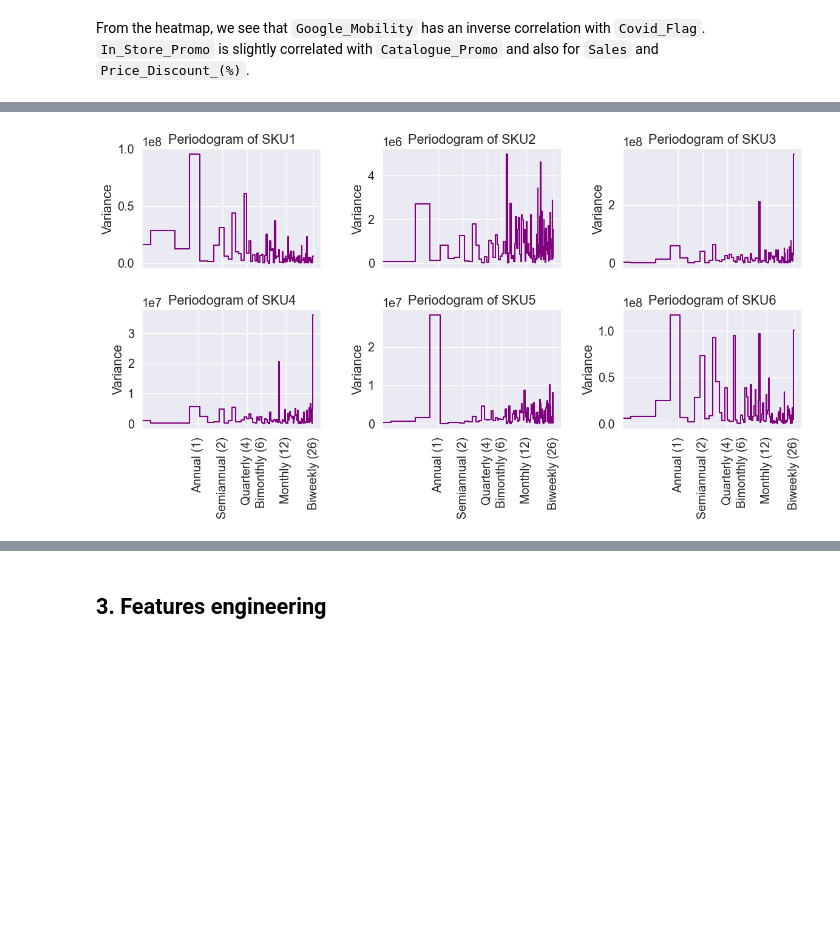
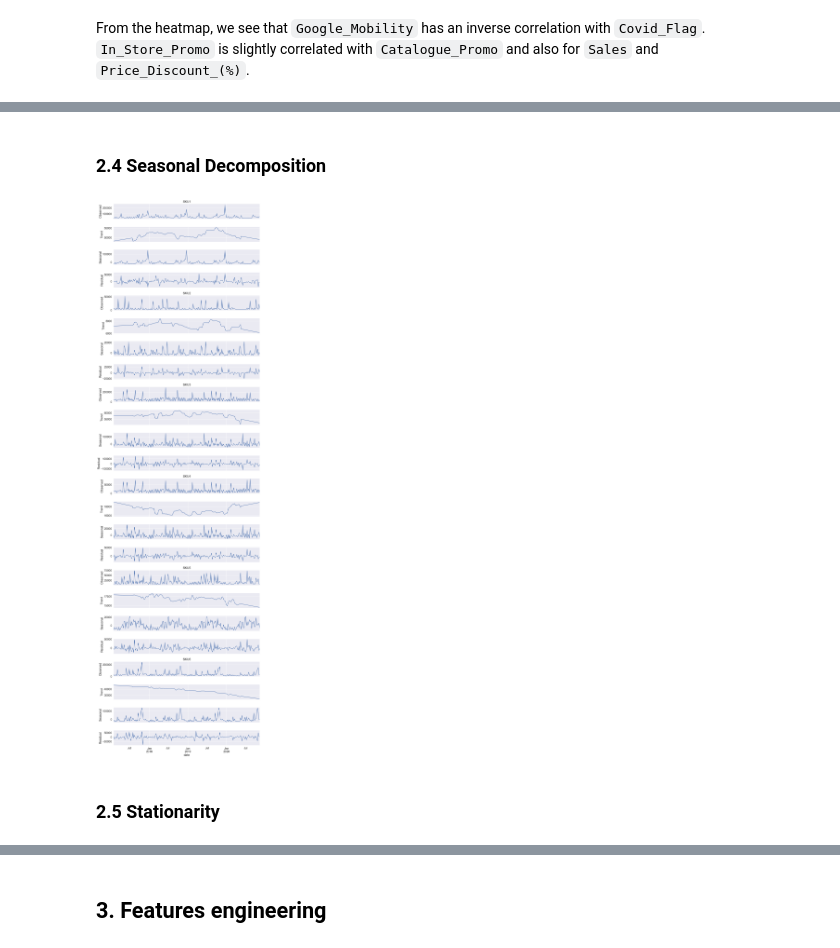
Before and after one commit to keithonpy/bev_retail_forecasting, a Jupyter notebook: retail_forecasting.ipynb, the cells around one changed output, grey strips where cells are left out. Cells and saved outputs as stored; diff of their text form; code cells hidden in the pictures; blank space fills up the shorter version.

```diff
--- a/retail_forecasting.ipynb
+++ b/retail_forecasting.ipynb
@@ -228,8 +214,0 @@ skus = {'sku1' : df_group.get_group("SKU1").set_index('date'),
-# %%
-# graphs to show seasonal_decompose
-def seasonal_decompose (y, title):
-    y = y.rename(title + " Sales")
-    decomposition = sm.tsa.seasonal_decompose(y, model='additive',extrapolate_trend='freq')
-    fig = decomposition.plot()
-    fig.set_size_inches(14,7)
-    plt.show()
@@ -360,9 +215,2 @@ def plot_periodogram(ts, detrend='linear', ax=None):
-# %%
-fig, ax = plt.subplots(2, 3, figsize = (12, 7), sharex = True)
-for i, (key, sku) in enumerate(skus.items()):
-    plot_periodogram(sku.Sales, ax = ax[i//3][i%3])
-    ax[i//3][i%3].set_title(f"Periodogram of {key.upper()}")
-
-fig.tight_layout()
-# %% [output]
-[figure, removed]
+# %% [markdown]
+### 2.4 Seasonal Decomposition
@@ -368,0 +228,25 @@ fig.tight_layout()
+# %%
+def seasonal_decompose(y, axes, i, key):
+    res = sm.tsa.seasonal_decompose(y, model='additive',extrapolate_trend='freq')
+    res.observed.plot(ax=axes[0+i*4], legend=False, title = key.upper())
+    axes[0+i*4].set_ylabel('Observed')
+    res.trend.plot(ax=axes[1+i*4], legend=False)
+    axes[1+i*4].set_ylabel('Trend')
+    res.seasonal.plot(ax=axes[2+i*4], legend=False)
+    axes[2+i*4].set_ylabel('Seasonal')
+    res.resid.plot(ax=axes[3+i*4], legend=False)
+    axes[3+i*4].set_ylabel('Residual')
+# %%
+fig, ax = plt.subplots(ncols=1, nrows=24, sharex = True, figsize = (12, 40))
+
+
+for i, (key, sku) in enumerate(skus.items()):
+    seasonal_decompose(sku.Sales, ax, i, key)
+
+
+plt.tight_layout()
+plt.show()
+# %% [output]
+[figure, added]
+# %% [markdown]
+### 2.5 Stationarity
```
Also changed, not shown: parts of 60 cells of this notebook.
